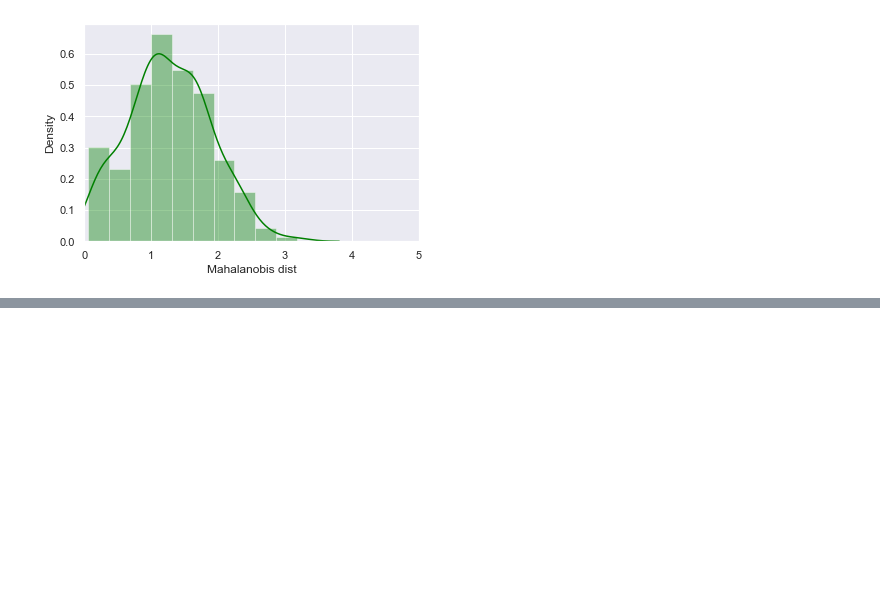
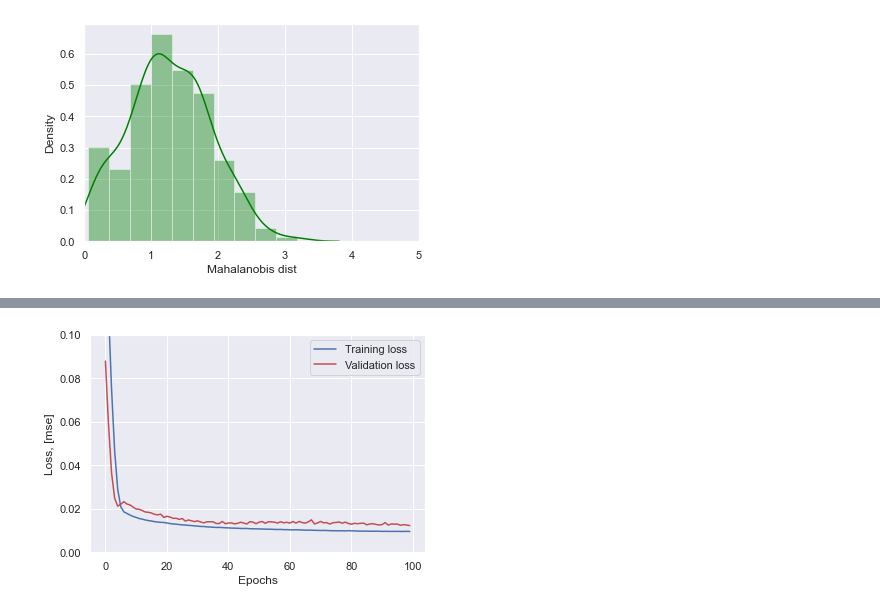
Before and after one commit to levflevine/Pred_Maintenance, a Jupyter notebook: Pred_Maint.ipynb, the cells around one changed output, grey strips where cells are left out. Drawn from its saved outputs; the diff is of its cells as text; code cells hidden in the pictures; blank space fills up the shorter version.

```diff
--- a/Pred_Maint.ipynb
+++ b/Pred_Maint.ipynb
@@ -182,0 +245,6 @@ Text(0.5, 0, 'Mahalanobis dist')
+# %%
+history=model.fit(np.array(X_train),np.array(X_train),
+                  batch_size=BATCH_SIZE,
+                  epochs=NUM_EPOCHS,
+                  validation_split=0.05,
+                  verbose = 1)
@@ -182,0 +269,14 @@ Text(0.5, 0, 'Mahalanobis dist')
+# %%
+plt.plot(history.history['loss'],
+         'b',
+         label='Training loss')
+plt.plot(history.history['val_loss'],
+         'r',
+         label='Validation loss')
+plt.legend(loc='upper right')
+plt.xlabel('Epochs')
+plt.ylabel('Loss, [mse]')
+plt.ylim([0,.1])
+plt.show()
+# %% [output]
+[figure, added]
```
Also changed, not shown: parts of 10 cells of this notebook.
